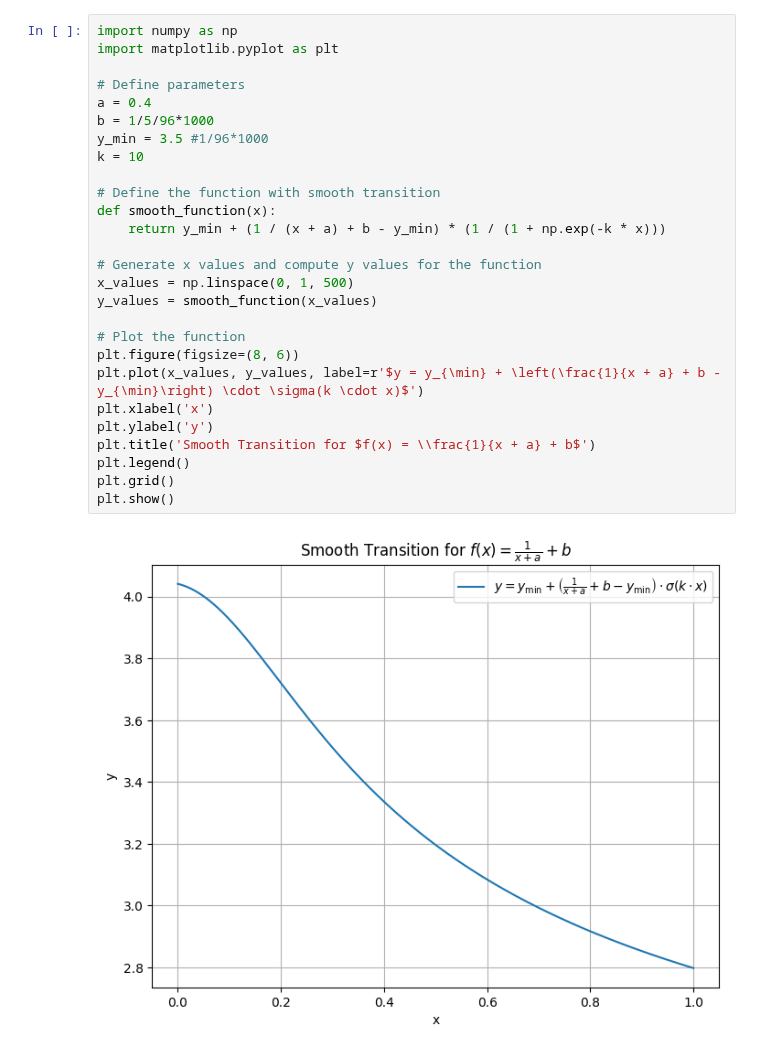
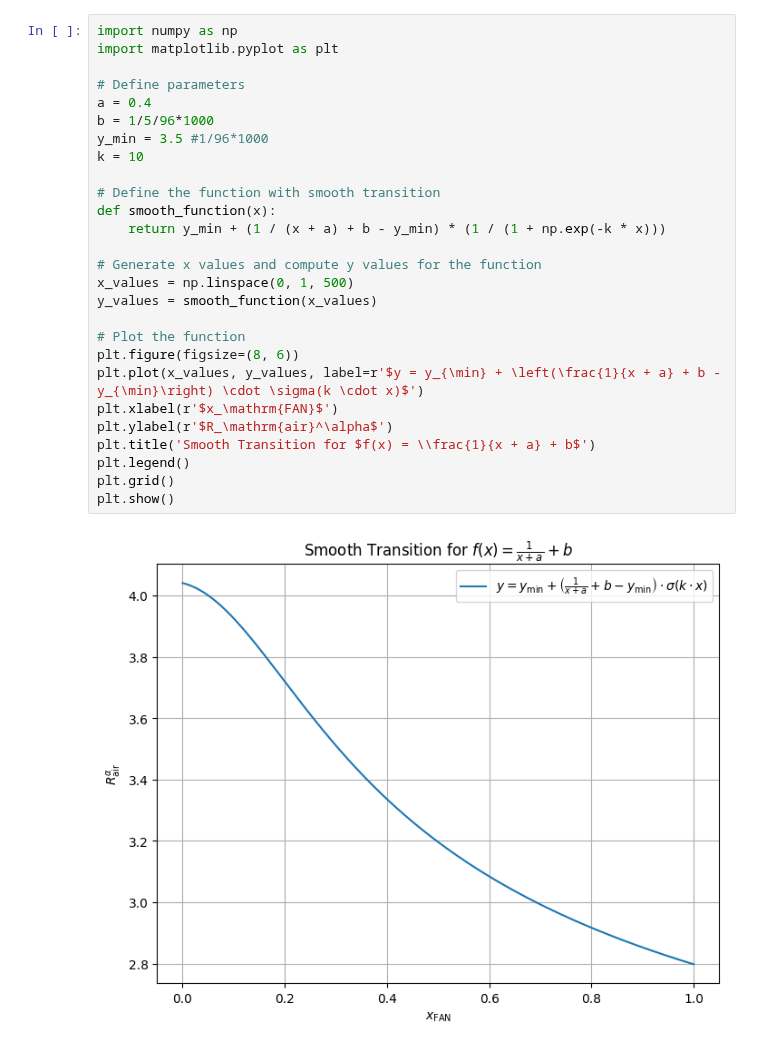
Before and after one commit to Jackmastro/Semester_Project, a Jupyter notebook: Others/fan_fitting.ipynb, the cells around one changed output. Drawn from its saved outputs; the diff is of its cells as text.

```diff
--- a/Others/fan_fitting.ipynb
+++ b/Others/fan_fitting.ipynb
@@ -1,29 +1,29 @@
 # %%
 import numpy as np
 import matplotlib.pyplot as plt
 
 # Define parameters
 a = 0.4
 b = 1/5/96*1000
 y_min = 3.5 #1/96*1000
 k = 10
 
 # Define the function with smooth transition
 def smooth_function(x):
     return y_min + (1 / (x + a) + b - y_min) * (1 / (1 + np.exp(-k * x)))
 
 # Generate x values and compute y values for the function
 x_values = np.linspace(0, 1, 500)
 y_values = smooth_function(x_values)
 
 # Plot the function
 plt.figure(figsize=(8, 6))
 plt.plot(x_values, y_values, label=r'$y = y_{\min} + \left(\frac{1}{x + a} + b - y_{\min}\right) \cdot \sigma(k \cdot x)$')
-plt.xlabel('x')
-plt.ylabel('y')
+plt.xlabel(r'$x_\mathrm{FAN}$')
+plt.ylabel(r'$R_\mathrm{air}^\alpha$')
 plt.title('Smooth Transition for $f(x) = \\frac{1}{x + a} + b$')
 plt.legend()
 plt.grid()
 plt.show()
 # %% [output]
-[figure, old version]
+[figure, new version]
```
Also changed, not shown: 1 other file.
